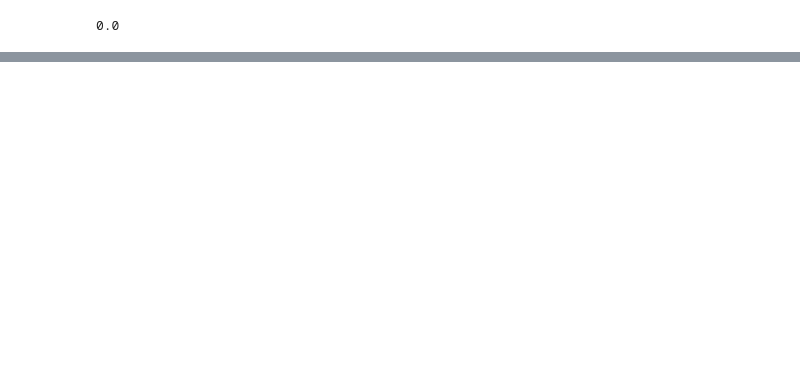
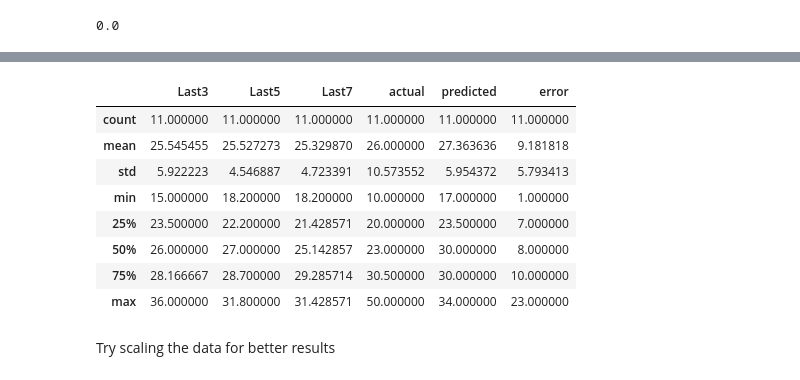
Before and after one commit to hdjwis/NBA_predictions, a Jupyter notebook: Wemby.ipynb, the cells around one changed output, grey strips where cells are left out. Cells and saved outputs as stored; diff of their text form; code cells hidden in the pictures; blank space fills up the shorter version.

Commit message:
Tried scaling data, using forest, and tuning the model to improve results

```diff
--- a/Wemby.ipynb
+++ b/Wemby.ipynb
@@ -92,0 +105,3 @@ wembyDF.head()
+# %%
+wembyDF.head()
+wembyDF['PTS'] = wembyDF['PTS'].astype(float)
@@ -95,9 +116,9 @@ model = DecisionTreeClassifier(random_state=0)
 X = wembyDF[['Last3', 'Last5', 'Last7']]
 y = wembyDF['PTS']
 X_train, X_test, y_train, y_test = train_test_split(X, y, test_size=0.25, random_state=0)
-fitted_model = model.fit(X_train, y_train)
-fitted_model.score(X_test, y_test)
+model.fit(X_train, y_train)
+model.score(X_test, y_test)
 # %% [output]
 0.0
 # %%
-predictions = fitted_model.predict(X_test)
+predictions = model.predict(X_test)
@@ -120,0 +125,6 @@ Name: PTS, dtype: object
+# %%
+testDF = pd.DataFrame(X_test, columns=['Last3', 'Last5', 'Last7'])
+testDF['actual'] = y_test
+testDF['predicted'] = predictions
+testDF['error'] = abs(testDF['actual'] - testDF['predicted'])
+testDF.head()
@@ -120,0 +138,14 @@ Name: PTS, dtype: object
+# %%
+testDF.describe()
+# %% [output]
+|  | Last3 | Last5 | Last7 | actual | predicted | error |
+| count | 11.000000 | 11.000000 | 11.000000 | 11.000000 | 11.000000 | 11.000000 |
+| mean | 25.545455 | 25.527273 | 25.329870 | 26.000000 | 27.363636 | 9.181818 |
+| std | 5.922223 | 4.546887 | 4.723391 | 10.573552 | 5.954372 | 5.793413 |
+| min | 15.000000 | 18.200000 | 18.200000 | 10.000000 | 17.000000 | 1.000000 |
+| 25% | 23.500000 | 22.200000 | 21.428571 | 20.000000 | 23.500000 | 7.000000 |
+| 50% | 26.000000 | 27.000000 | 25.142857 | 23.000000 | 30.000000 | 8.000000 |
+| 75% | 28.166667 | 28.700000 | 29.285714 | 30.500000 | 30.000000 | 10.000000 |
+| max | 36.000000 | 31.800000 | 31.428571 | 50.000000 | 34.000000 | 23.000000 |
+# %% [markdown]
+Try scaling the data for better results
```
Also changed, not shown: parts of 30 cells of this notebook.
